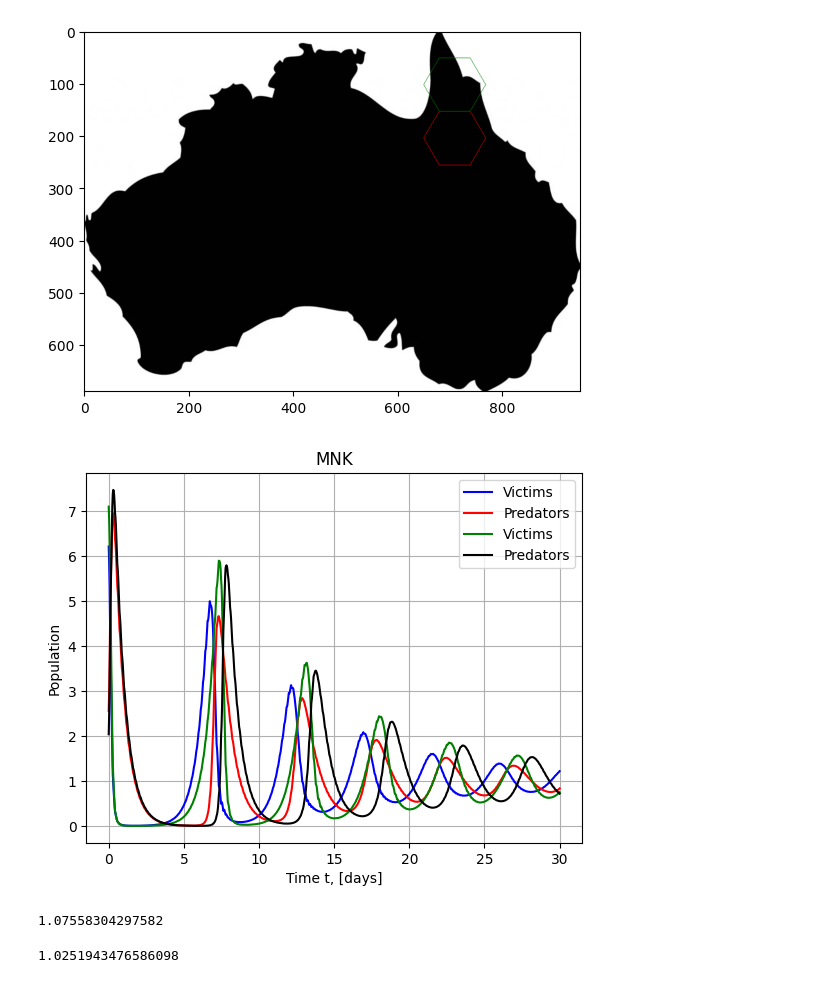
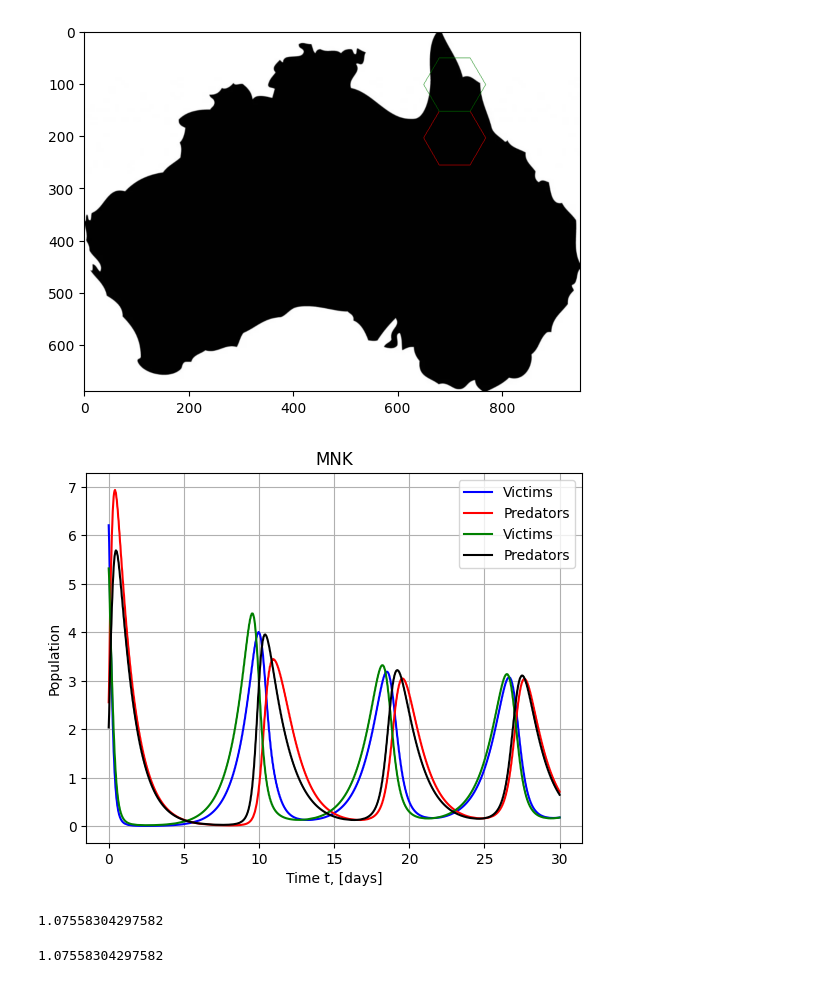
Before and after one commit to slikyumsh/MathModellingLabs_ITMO, a Jupyter notebook: Lab2/hexogons.ipynb, the cells around one changed output. Drawn from its saved outputs; the diff is of its cells as text; code cells hidden in the pictures.

```diff
--- a/Lab2/hexogons.ipynb
+++ b/Lab2/hexogons.ipynb
@@ -295,7 +295,7 @@ def MNK_start(X0, i):
     return X
 # %%
 vx = 0.3
-vy = 0.1
+vy = 0.3
 identity_matrix = np.eye(len(coordinates))
 
 b_matrix1 = identity_matrix - np.array(adjacency_matrix)* dt * vx
@@ -346,7 +346,7 @@ def MNK(X):
 for i in range(4, Nt):
     layer = []
     n = len(X_vec[2])
-    if i % 5 != 0:
+    if i % 2 != 0:
         for j in range(0, len(coordinates)):
 
             res = MNK([X_vec[j][n - 3], X_vec[j][n - 2], X_vec[j][n - 1]])
@@ -371,35 +371,35 @@ for i in range(4, Nt):
 # %%
 import matplotlib.pyplot as plt
 
 t_array = np.linspace(0.,tmax, Nt)
 list_x = []
 list_y = []
 for pair in X_vec[7]:
     list_x.append(pair[0])
     list_y.append(pair[1])
 
 list_x6 = []
 list_y6 = []
-for pair in X_vec[8]:
+for pair in X_vec[6]:
     list_x6.append(pair[0])
     list_y6.append(pair[1])
 
 plt.figure()
 plt.grid()
 plt.title("MNK")
 plt.plot(t_array, list_x, 'b', label = 'Victims')
 plt.plot(t_array, list_y, 'r', label = "Predators")
 plt.plot(t_array, list_x6, 'g', label = 'Victims')
 plt.plot(t_array, list_y6, 'black', label = "Predators")
 
 
 plt.xlabel('Time t, [days]')
 plt.ylabel('Population')
 plt.legend()
 
 plt.show()
 # %% [output]
-[figure, old version]
+[figure, new version]
 # %%
 # Число обсловленности
 eigenvalues1 = np.linalg.eig(b_matrix1)[0]
@@ -418,7 +418,7 @@ norma4 = eigenvalues4.max()
 mu2 = norma3 * norma4
 mu2
 # %% [output]
-1.0251943476586098
+1.07558304297582
 # %%
 for pair in X_start:
     pair[0] = pair[0] * 1.01
```
Also changed, not shown: parts of 2 cells of this notebook, 1 other file.
